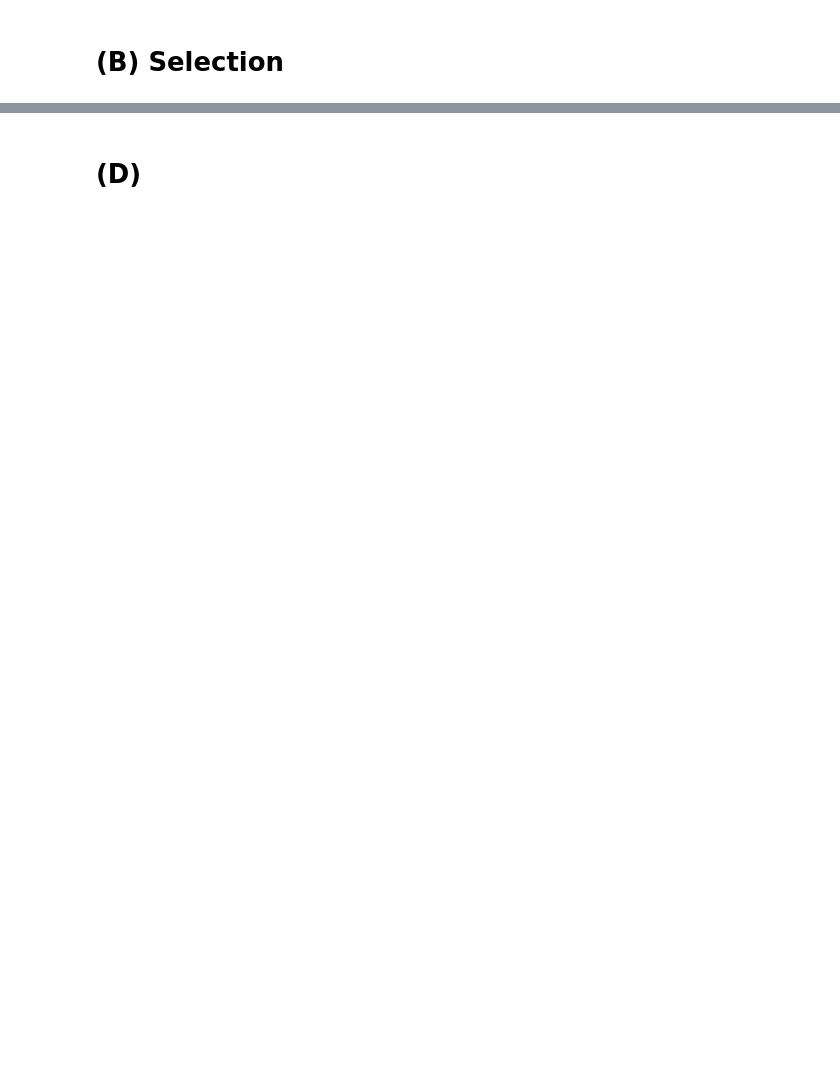
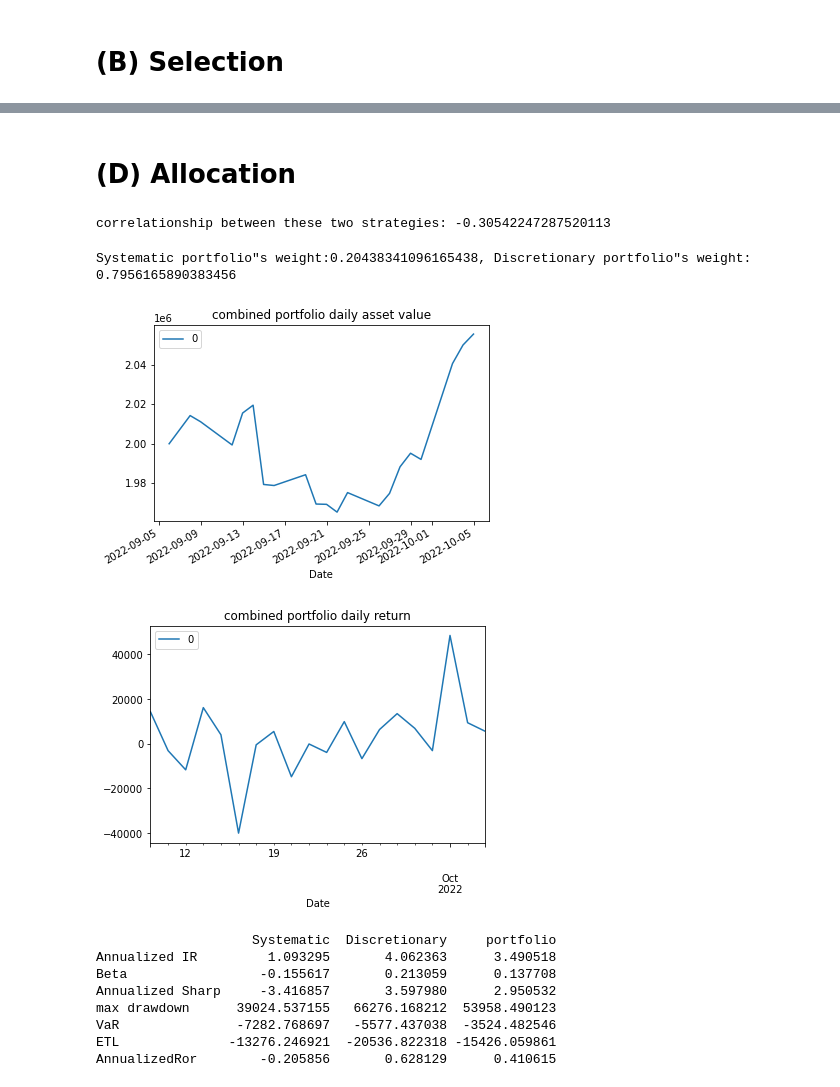
Before and after one commit to zhuyuqiang52/hf_hw, a Jupyter notebook: hw5.ipynb, the cells around one changed output, grey strips where cells are left out. Cells and saved outputs as stored; diff of their text form; code cells hidden in the pictures; blank space fills up the shorter version.

```diff
--- a/hw5.ipynb
+++ b/hw5.ipynb
@@ -110,17 +123,17 @@ sys_sharp_float = sharp(sys_ror_df.values)
 sys_maxdrawdown_float = max_drawdown(sys_asset_val_df)
 sys_VaR_float = VaR(0.75,sys_daily_ret_df)
 sys_ETL_float = ETL(0.75,sys_daily_ret_df)
-sys_annual_ror_float = annualized_ror(sys_ror_df.values.copy())
+sys_annual_ror_float = annualized_ror(sys_ror_df.values.copy())[0]
 dis_IR_float = IR(dis_ror_df.values,spy_ror_df.values)
 dis_beta_float = cal_beta(dis_ror_df.values,spy_ror_df.values)
 dis_sharp_float = sharp(dis_ror_df.values)
 dis_maxdrawdown_float = max_drawdown(dis_asset_val_df)
 dis_VaR_float = VaR(0.75,dis_daily_ret_df)
 dis_ETL_float = ETL(0.75,dis_daily_ret_df)
-dis_annual_ror_float = annualized_ror(dis_ror_df.values.copy())
+dis_annual_ror_float = annualized_ror(dis_ror_df.values.copy())[0]
 stats_df = pd.DataFrame(data = [[sys_IR_float,sys_beta_float,sys_sharp_float,sys_maxdrawdown_float,sys_VaR_float,sys_ETL_float,sys_annual_ror_float],
                                 [dis_IR_float,dis_beta_float,dis_sharp_float,dis_maxdrawdown_float,dis_VaR_float,dis_ETL_float,dis_annual_ror_float]])
 stats_df = stats_df.T
-stats_df.index = ['Annualized IR','Beta','Annualized sharp','max drawdown','VaR','ETL','AnnualizedRor']
+stats_df.index = ['Annualized IR','Beta','Annualized Sharp','max drawdown','VaR','ETL','AnnualizedRor']
 stats_df.columns = ['Systematic','Discretionary']
 print(stats_df)
@@ -138,36 +161,59 @@ print(stats_df)
 # %% [markdown]
-# (D)
+# (D) Allocation
+# %%
+strat_corr_float = sys_ror_df.corrwith(dis_ror_df)[0]
+print(f'correlationship between these two strategies: {strat_corr_float}')
+#first trial: use quais-Netwon optimization to maximize portfolio's IR
+# %% [output]
+correlationship between these two strategies: -0.30542247287520113
 # %%
-strat_corr_float = sys_ror_df.corrwith(dis_ror_df)
-print(f'correlationship between these two strategies: {strat_corr_float}')
-#first trial: use quais-Netwon optimization to maximize portfolio's IR
-
 #objective function
+# it is basically a simplified mean variance optimization loss function with weights over VaR and change mean(return) to IR to maximize IR.
 def obj_IR(w0_float):
     sys_ror_array = sys_ror_df.values.reshape(-1,1)
     dis_ror_array = dis_ror_df.values.reshape(-1,1)
     pfl_ror_array = w0_float*sys_ror_array+(1-w0_float)*dis_ror_array
     pfl_std_float = np.std(pfl_ror_array)*np.sqrt(252)
     VaR_float = VaR(0.75,pd.DataFrame(data = pfl_ror_array),period_int=252)
     IR_float = IR(pfl_ror_array,spy_ror_df.values)
-    IR_float -= pfl_std_float #punish volatlity
+    IR_float -= 4*pfl_std_float #punish volatlity
     IR_float += 4*VaR_float #punish VaR * weight
     return -IR_float
 
 #BFGS optimize with w0+w1 =1, wi>0 constrains
 res = minimize(obj_IR,[0.5],bounds=[[0,1]])
 w0 = res.x[0]
+print(f'Systematic portfolio"s weight:{w0}, Discretionary portfolio"s weight: {1-w0}')
 pfl_ror_df = w0*sys_ror_df+(1-w0)*dis_ror_df
 pfl_asset_val_df = w0*sys_asset_val_df+(1-w0)*dis_asset_val_df
 pfl_daily_ret_df = (pfl_asset_val_df-pfl_asset_val_df.shift(1)).dropna(axis=0)
+#plot
+pfl_asset_val_df.plot()
+plt.title('combined portfolio daily asset value')
+plt.show()
+pfl_daily_ret_df.plot()
+plt.title('combined portfolio daily return')
+plt.show()
 #cal statsitics
 pfl_IR_float = IR(pfl_ror_df.values,spy_ror_df.values)
 pfl_beta_float = cal_beta(pfl_ror_df.values,spy_ror_df.values)
 pfl_sharp_float = sharp(pfl_ror_df.values)
 pfl_maxdrawdown_float = max_drawdown(pfl_asset_val_df)
 pfl_VaR_float = VaR(0.75,pfl_daily_ret_df)
 pfl_ETL_float = ETL(0.75,pfl_daily_ret_df)
-pfl_annual_ror_float = annualized_ror(pfl_ror_df.values.copy())
-stats_df.loc[:,'opt pfl'] = [pfl_IR_float,pfl_beta_float,pfl_sharp_float,pfl_maxdrawdown_float,pfl_VaR_float,pfl_ETL_float,pfl_annual_ror_float]
+pfl_annual_ror_float = annualized_ror(pfl_ror_df.values.copy())[0]
+stats_df.loc[:,'portfolio'] = [pfl_IR_float,pfl_beta_float,pfl_sharp_float,pfl_maxdrawdown_float,pfl_VaR_float,pfl_ETL_float,pfl_annual_ror_float]
 print(stats_df)
 pass
+# %% [output]
+Systematic portfolio"s weight:0.20438341096165438, Discretionary portfolio"s weight: 0.7956165890383456
+[figure, added]
+[figure, added]
+                    Systematic  Discretionary     portfolio
+Annualized IR         1.093295       4.062363      3.490518
+Beta                 -0.155617       0.213059      0.137708
+Annualized Sharp     -3.416857       3.597980      2.950532
+max drawdown      39024.537155   66276.168212  53958.490123
+VaR               -7282.768697   -5577.437038  -3524.482546
+ETL              -13276.246921  -20536.822318 -15426.059861
+AnnualizedRor        -0.205856       0.628129      0.410615
```
Also changed, not shown: parts of 9 cells of this notebook, 7 other files.
